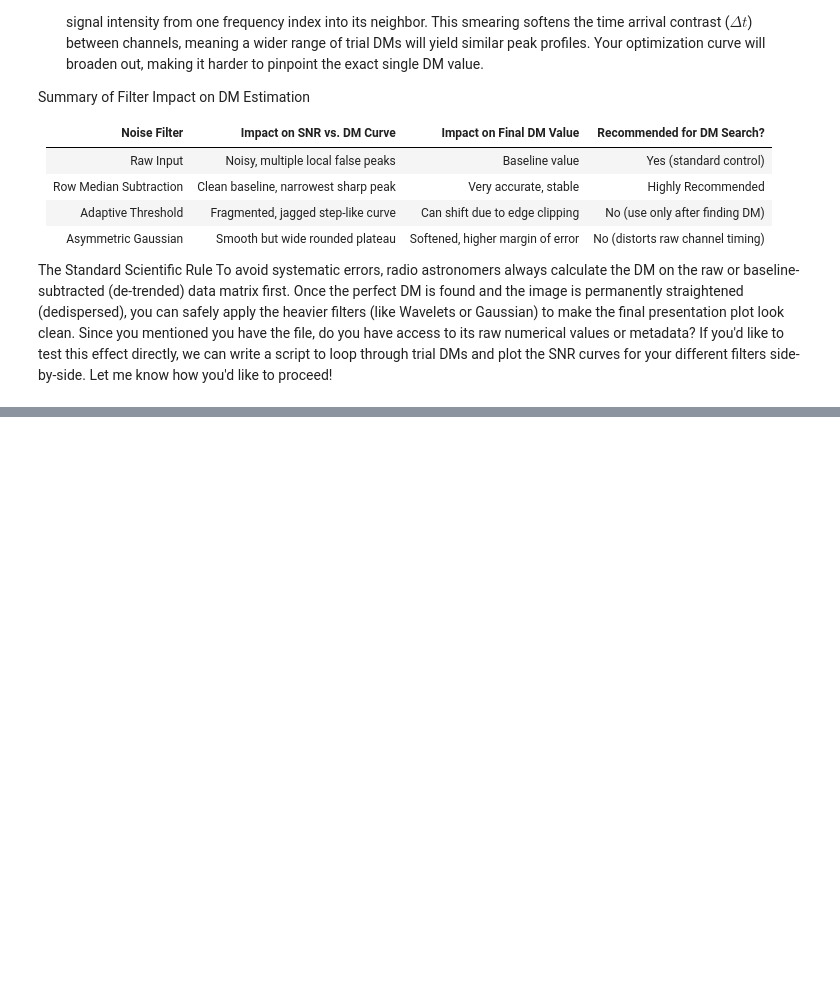
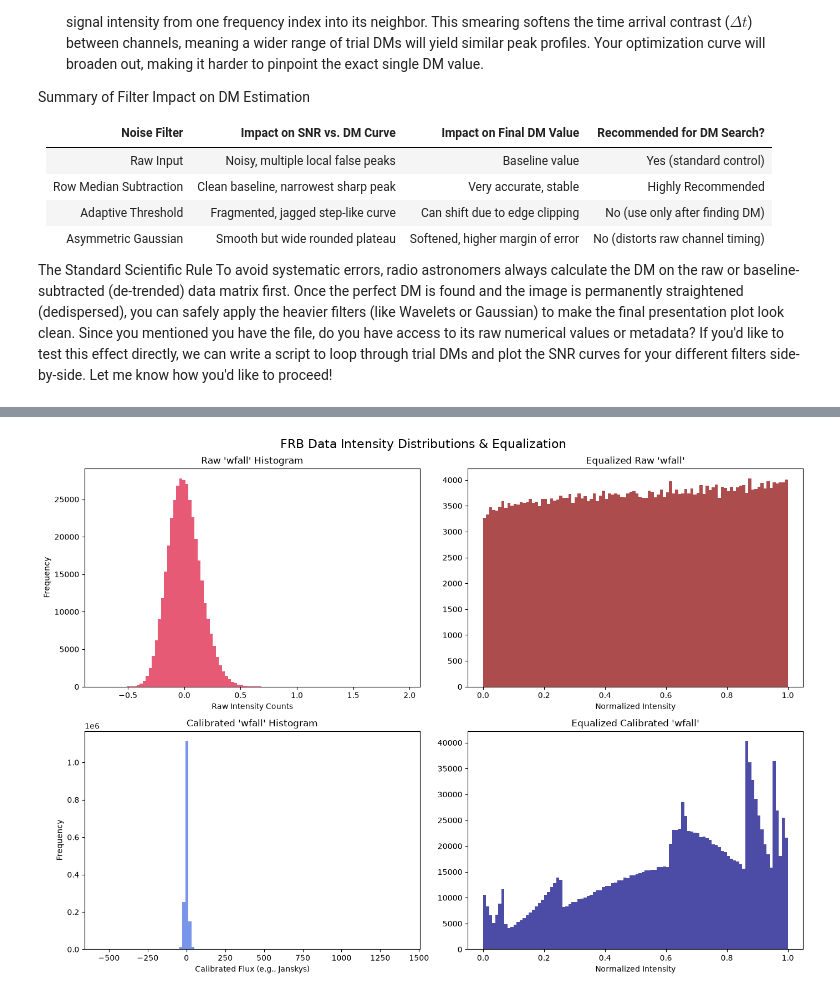
Before and after one commit to nischayaj/chime_pipeline, a Jupyter notebook: code2.ipynb, the cells around one changed output, grey strips where cells are left out. Drawn from its saved outputs; the diff is of its cells as text; code cells hidden in the pictures; blank space fills up the shorter version.

```diff
--- a/code2.ipynb
+++ b/code2.ipynb
@@ -466,0 +618,57 @@ Since you mentioned you have the file, do you have access to its raw numerical v
+# %%
+import h5py
+import matplotlib.pyplot as plt
+import numpy as np
+from skimage import exposure
+
+
+def get_clean_flat_data(data_array):
+    """Flattens the array and removes NaN/Inf values for histogram analysis."""
+    flat = data_array.flatten()
+    return flat[np.isfinite(flat)]
+
+
+# 1. Load the data from your .h5 file
+file_path = r"/mnt/d/GCS(trial)/data/chime-frb-open-data-master/files_images/FRB20180725A_waterfall.h5"
+
+with h5py.File(file_path, "r") as f:
+    # FIXED: Added "frb/" prefix to locate the data inside the folder
+    raw_data = f["frb/wfall"][:]
+    cal_data = f["frb/calibrated_wfall"][:]
+
+# 2. Extract clean, 1D arrays for histogram plotting
+raw_flat = get_clean_flat_data(raw_data)
+cal_flat = get_clean_flat_data(cal_data)
+
+# 3. Perform Global Histogram Equalization
+raw_equalized = exposure.equalize_hist(raw_flat)
+cal_equalized = exposure.equalize_hist(cal_flat)
+
+# 4. Set up a 2x2 plotting grid
+fig, axes = plt.subplots(2, 2, figsize=(14, 10))
+fig.suptitle("FRB Data Intensity Distributions & Equalization", fontsize=16)
+
+# --- Top Row: Raw Data ---
+axes[0, 0].hist(raw_flat, bins=100, color="crimson", alpha=0.7)
+axes[0, 0].set_title("Raw 'wfall' Histogram")
+axes[0, 0].set_xlabel("Raw Intensity Counts")
+axes[0, 0].set_ylabel("Frequency")
+
+axes[0, 1].hist(raw_equalized, bins=100, color="darkred", alpha=0.7)
+axes[0, 1].set_title("Equalized Raw 'wfall'")
+axes[0, 1].set_xlabel("Normalized Intensity")
+
+# --- Bottom Row: Calibrated Data ---
+axes[1, 0].hist(cal_flat, bins=100, color="royalblue", alpha=0.7)
+axes[1, 0].set_title("Calibrated 'wfall' Histogram")
+axes[1, 0].set_xlabel("Calibrated Flux (e.g., Janskys)")
+axes[1, 0].set_ylabel("Frequency")
+
+axes[1, 1].hist(cal_equalized, bins=100, color="navy", alpha=0.7)
+axes[1, 1].set_title("Equalized Calibrated 'wfall'")
+axes[1, 1].set_xlabel("Normalized Intensity")
+
+plt.tight_layout()
+plt.show()
+# %% [output]
+[figure, added]
```
Also changed, not shown: parts of 21 cells of this notebook, 3 other files.
